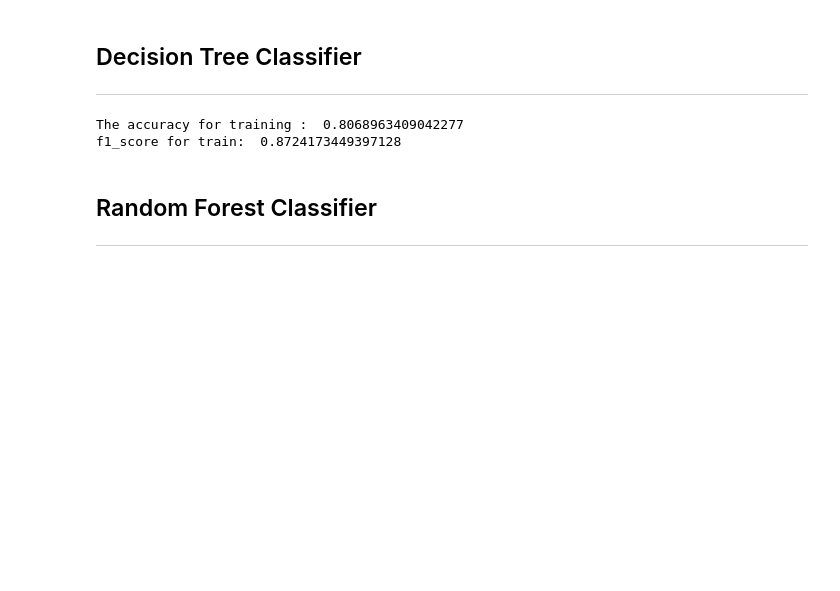
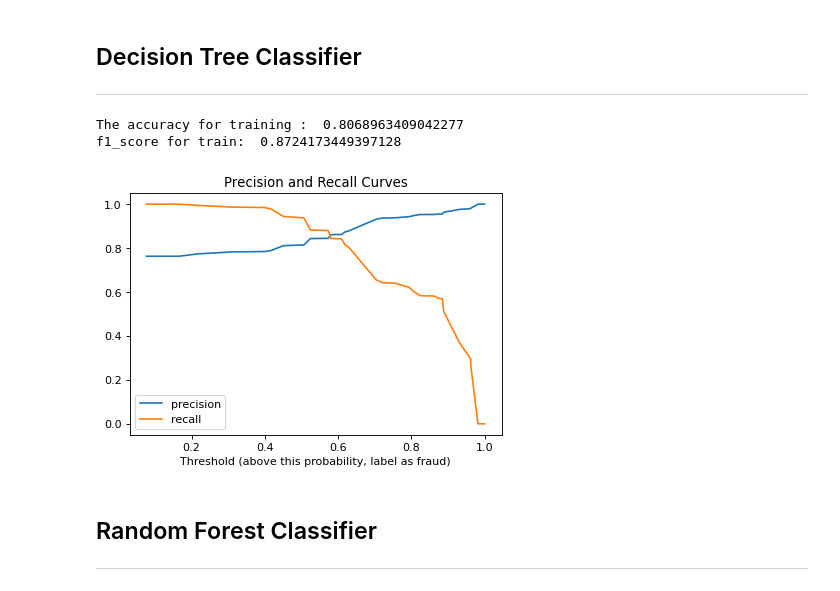
Before and after one commit to iamal95/Bank-Loan-classification, a Jupyter notebook: Code/Bank-Loan-classification.ipynb, the cells around one changed output. Saved outputs shown, nothing was run; the diff lists cells and outputs as text; code cells hidden in the pictures; blank space fills up the shorter version.

Commit message:
Extra Tree & Decision Tree plot

```diff
--- a/Code/Bank-Loan-classification.ipynb
+++ b/Code/Bank-Loan-classification.ipynb
@@ -1092,6 +1090,18 @@ print('f1_score for train: ',f1_score(Decision_Tree.predict(X_train), y_train))
 # %% [output]
 The accuracy for training :  0.8068963409042277
 f1_score for train:  0.8724173449397128
+# %%
+from sklearn.metrics import precision_recall_curve
+precision_curve, recall_curve, threshold_curve = precision_recall_curve(y_train, Decision_Tree.predict_proba(X_train)[:,1] )
+
+plt.figure(dpi=80)
+plt.plot(threshold_curve, precision_curve[1:],label='precision')
+plt.plot(threshold_curve, recall_curve[1:], label='recall')
+plt.legend(loc='lower left')
+plt.xlabel('Threshold (above this probability, label as fraud)');
+plt.title('Precision and Recall Curves');
+# %% [output]
+[figure, added]
 # %% [markdown]
 ## Random Forest Classifier
 ---
```
Also changed, not shown: parts of 9 cells of this notebook.
